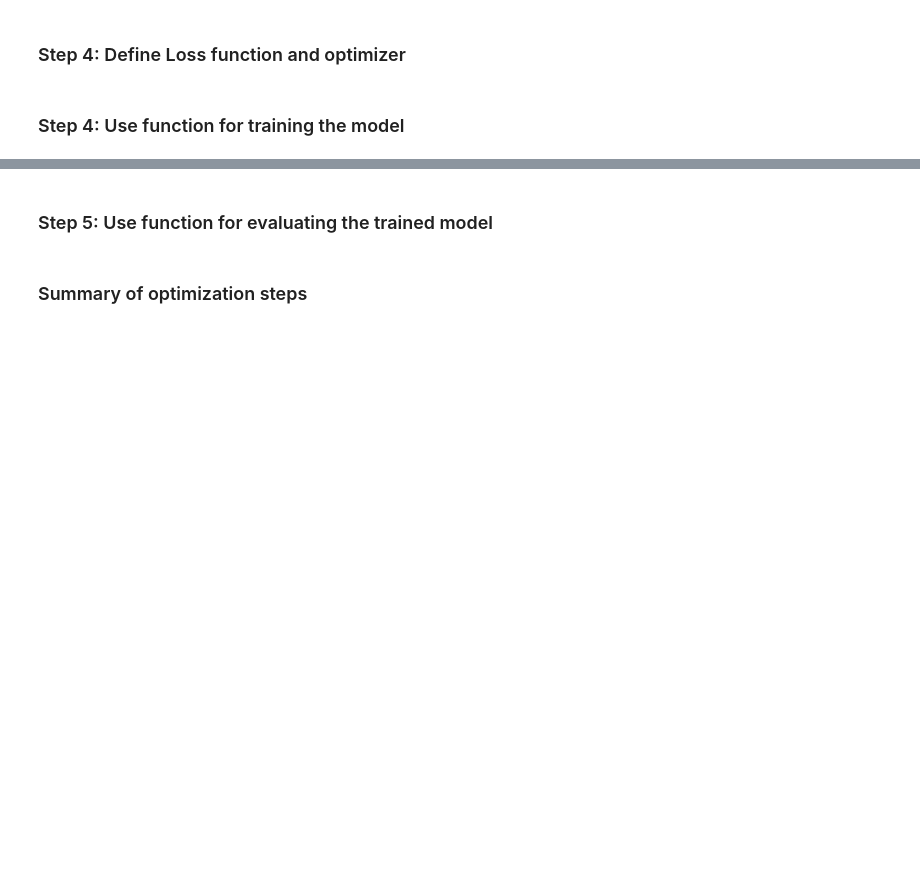
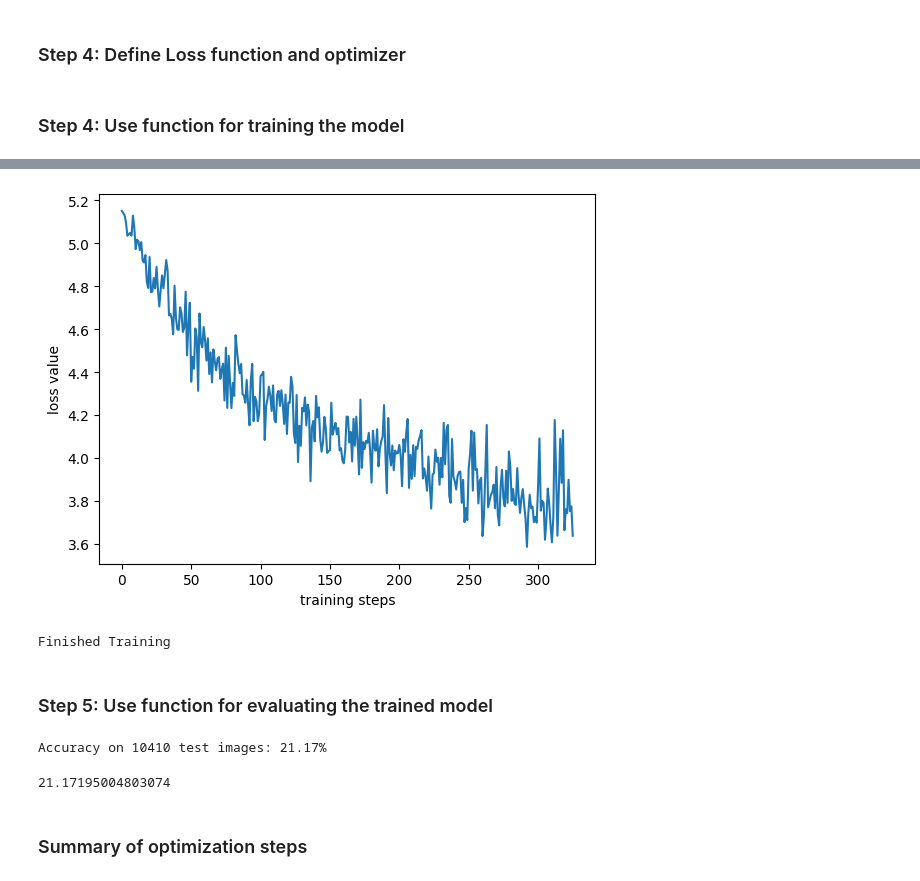
Before and after one commit to crispinlang/CO5_image_classification_project, a Jupyter notebook: project.ipynb, the cells around one changed output, grey strips where cells are left out. Drawn from its saved outputs; the diff is of its cells as text; code cells hidden in the pictures; blank space fills up the shorter version.

```diff
--- a/project.ipynb
+++ b/project.ipynb
@@ -49,4 +62,5 @@ optimizer = optim.SGD(net.parameters(), lr=0.001, momentum=0.9)
 # %%
 from src.cnn import train_net
 
-net = train_net(6, criterion, optimizer, device, net, train_data)
+net = train_net(1, criterion, optimizer, device, net, train_data)
+# %% [output]
@@ -53,9 +70,14 @@ net = train_net(6, criterion, optimizer, device, net, train_data)
+[figure, added]
+Finished Training
 # %% [markdown]
 ### Step 5: Use function for evaluating the trained model
 # %%
 from src.cnn import evaluate
 
 evaluate(net, test_data, device)
+# %% [output]
+Accuracy on 10410 test images: 21.17%
+21.17195004803074
 # %% [markdown]
 ### Summary of optimization steps
 # %%
```
Also changed, not shown: parts of 6 cells of this notebook.
